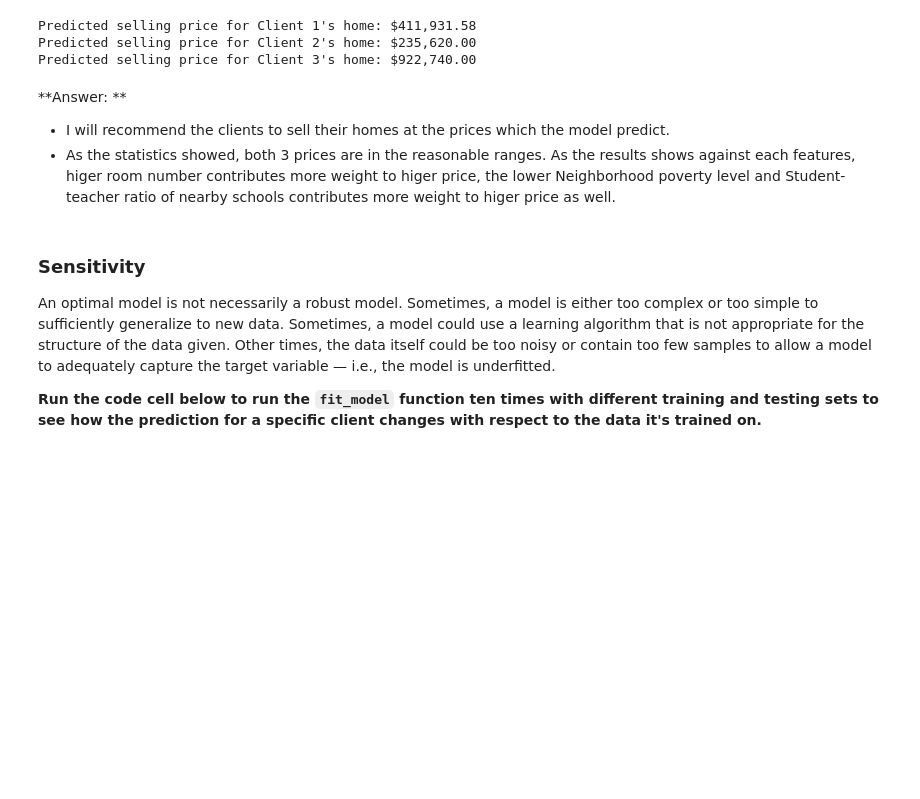
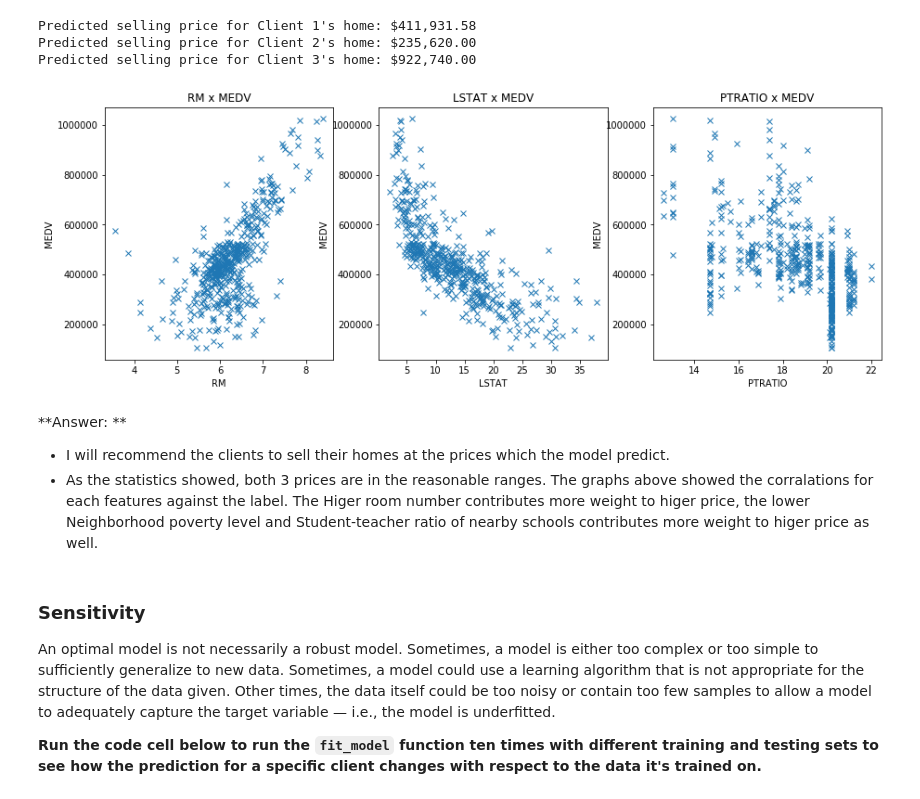
Before and after one commit to jjhz/machine-learning, a Jupyter notebook: projects/boston_housing/boston_housing.ipynb, the cells around one changed output. Cells and saved outputs as stored; diff of their text form; code cells hidden in the pictures; blank space fills up the shorter version.

```diff
--- a/projects/boston_housing/boston_housing.ipynb
+++ b/projects/boston_housing/boston_housing.ipynb
@@ -372,10 +374,21 @@ for i, price in enumerate(reg.predict(client_data)):
 Predicted selling price for Client 1's home: $411,931.58
 Predicted selling price for Client 2's home: $235,620.00
 Predicted selling price for Client 3's home: $922,740.00
+# %%
+import matplotlib.pyplot as plt
+plt.figure(figsize=(15, 5))
+for i, col in enumerate(features.columns):
+    plt.subplot(1, 3, i+1)
+    plt.plot(data[col], prices, 'x')
+    plt.title('%s x MEDV' % col)
+    plt.xlabel(col)
+    plt.ylabel('MEDV')
+# %% [output]
+[figure, added]
 # %% [markdown]
 **Answer: **
 * I will recommend the clients to sell their homes at the prices which the model predict.
-* As the statistics showed, both 3 prices are in the reasonable ranges. As the results shows against each features, higer room number contributes more weight to higer price, the lower Neighborhood poverty level and Student-teacher ratio of nearby schools contributes more weight to higer price as well.
+* As the statistics showed, both 3 prices are in the reasonable ranges. The graphs above showed the corralations for each features against the label. The Higer room number contributes more weight to higer price, the lower Neighborhood poverty level and Student-teacher ratio of nearby schools contributes more weight to higer price as well.
 # %% [markdown]
 ### Sensitivity
 An optimal model is not necessarily a robust model. Sometimes, a model is either too complex or too simple to sufficiently generalize to new data. Sometimes, a model could use a learning algorithm that is not appropriate for the structure of the data given. Other times, the data itself could be too noisy or contain too few samples to allow a model to adequately capture the target variable — i.e., the model is underfitted.
```
Also changed, not shown: parts of 6 cells of this notebook.
